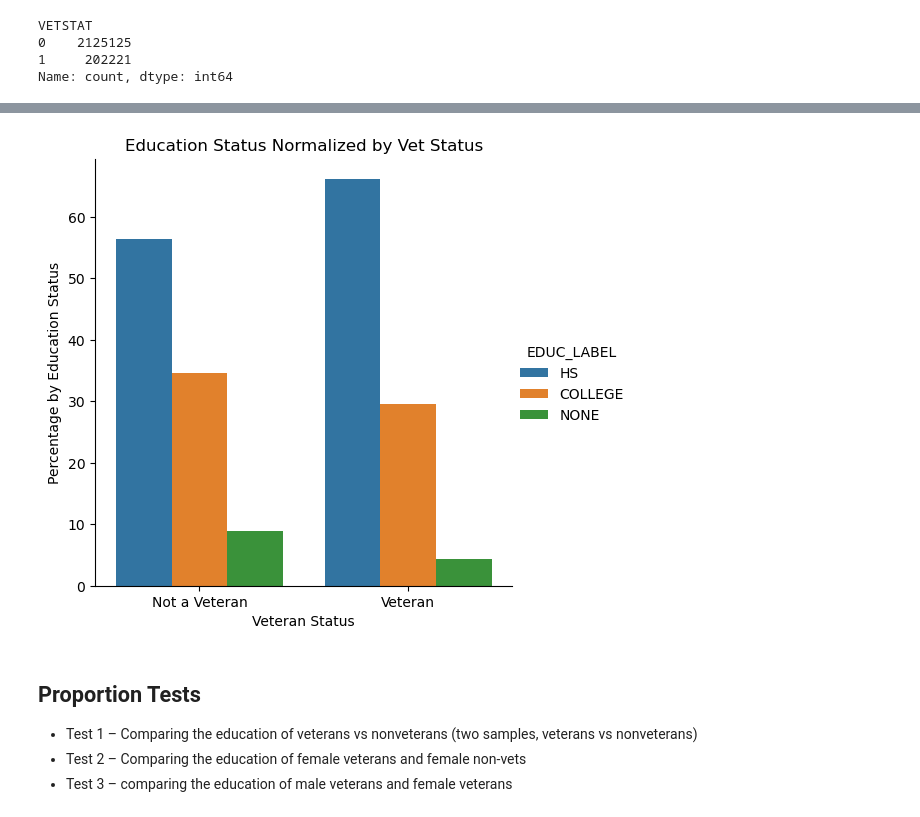
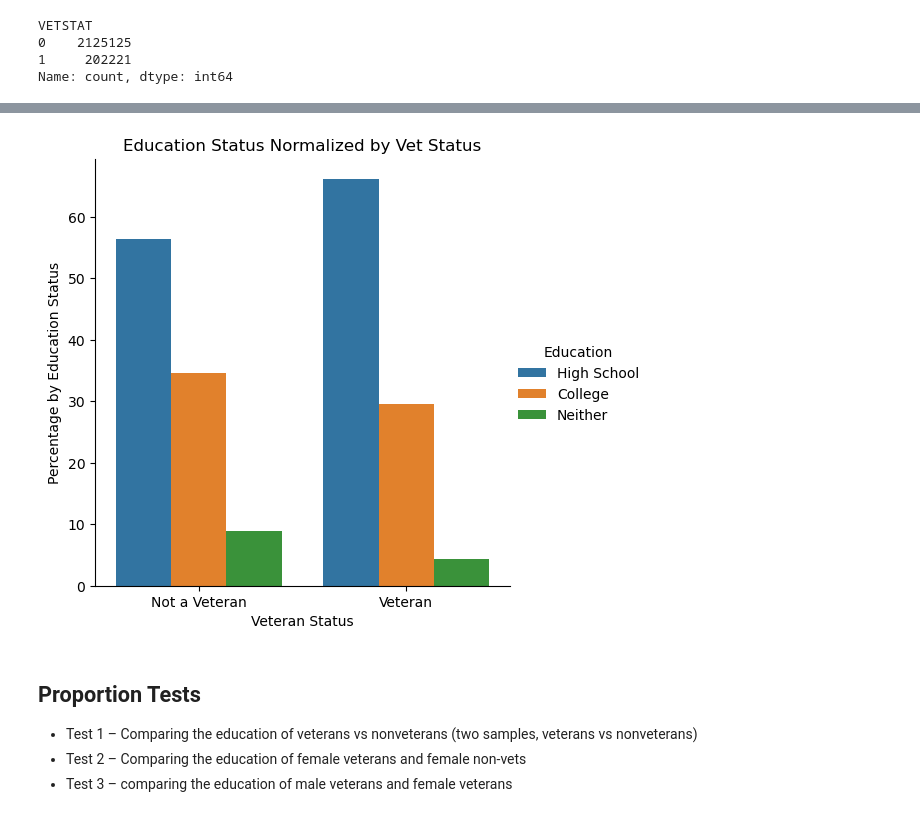
Before and after one commit to Fobertree/Econ220FinalProject, a Jupyter notebook: main.ipynb, the cells around one changed output, grey strips where cells are left out. Drawn from its saved outputs; the diff is of its cells as text; code cells hidden in the pictures.

```diff
--- a/main.ipynb
+++ b/main.ipynb
@@ -216,7 +216,7 @@ data['OTHER'] = data['RACE'].map(lambda x: 1 if x > 2 else 0)
 - 0: Male
 - 1: Female
 # %%
-data['GENDER'] = data['SEX'].map(lambda x: 1 if x == 2 else 0)
+data['IS_FEMALE'] = data['SEX'].map(lambda x: 1 if x == 2 else 0)
 # %% [markdown]
 ### VETSTAT (Raw IPUMs Codes)
 - 0: N/A
@@ -257,7 +257,7 @@ if 2 in data['VETSTAT'].values: # prevent double run
 # %%
 data = data[data['EDUC'] != 99]
 # %%
-data['HS'] = data['EDUC'].map(lambda x: 0 if x < 6 else 1)
+data['HIGH_SCHOOL'] = data['EDUC'].map(lambda x: 0 if x < 6 else 1)
 data['COLLEGE'] = data['EDUC'].map(lambda x: 0 if x < 10 else 1)
 # %% [markdown]
 ## Descriptive Statistics
@@ -426,8 +434,8 @@ yticks = mtick.FormatStrFormatter(fmt)
 def convert_educ(x):
     if x['COLLEGE']:
         return "COLLEGE"
-    if x['HS']:
-        return 'HS'
+    if x['HIGH_SCHOOL']:
+        return 'HIGH_SCHOOL'
 
     return "NONE"
 # %%
@@ -489,14 +487,18 @@ educ_vet
+# %%
+educ_vet["Education"] = educ_vet["EDUC_LABEL"].apply(lambda x: "High School" if x  == "HIGH_SCHOOL" else "College" if x == "COLLEGE" else "Neither")
 # %%
-sns.catplot(data=educ_vet, kind='bar',x='VETSTAT',y ='norm_educ',hue='EDUC_LABEL',errorbar=None)
+sns.catplot(data=educ_vet, kind='bar',x='VETSTAT',y ='norm_educ',hue='Education',errorbar=None)
 
 plt.title("Education Status Normalized by Vet Status")
 plt.ylabel("Percentage by Education Status")
 plt.xlabel("Veteran Status")
 plt.xticks([0,1],["Not a Veteran", "Veteran"])
+
+
 fmt = '%.0f%%'
 yticks = mtick.FormatStrFormatter(fmt)
 # %% [output]
-[figure, old version]
+[figure, new version]
 # %% [markdown]
 ## Proportion Tests
 - Test 1 – Comparing the education of veterans vs nonveterans (two samples, veterans vs nonveterans)
```
Also changed, not shown: parts of 16 cells of this notebook.
